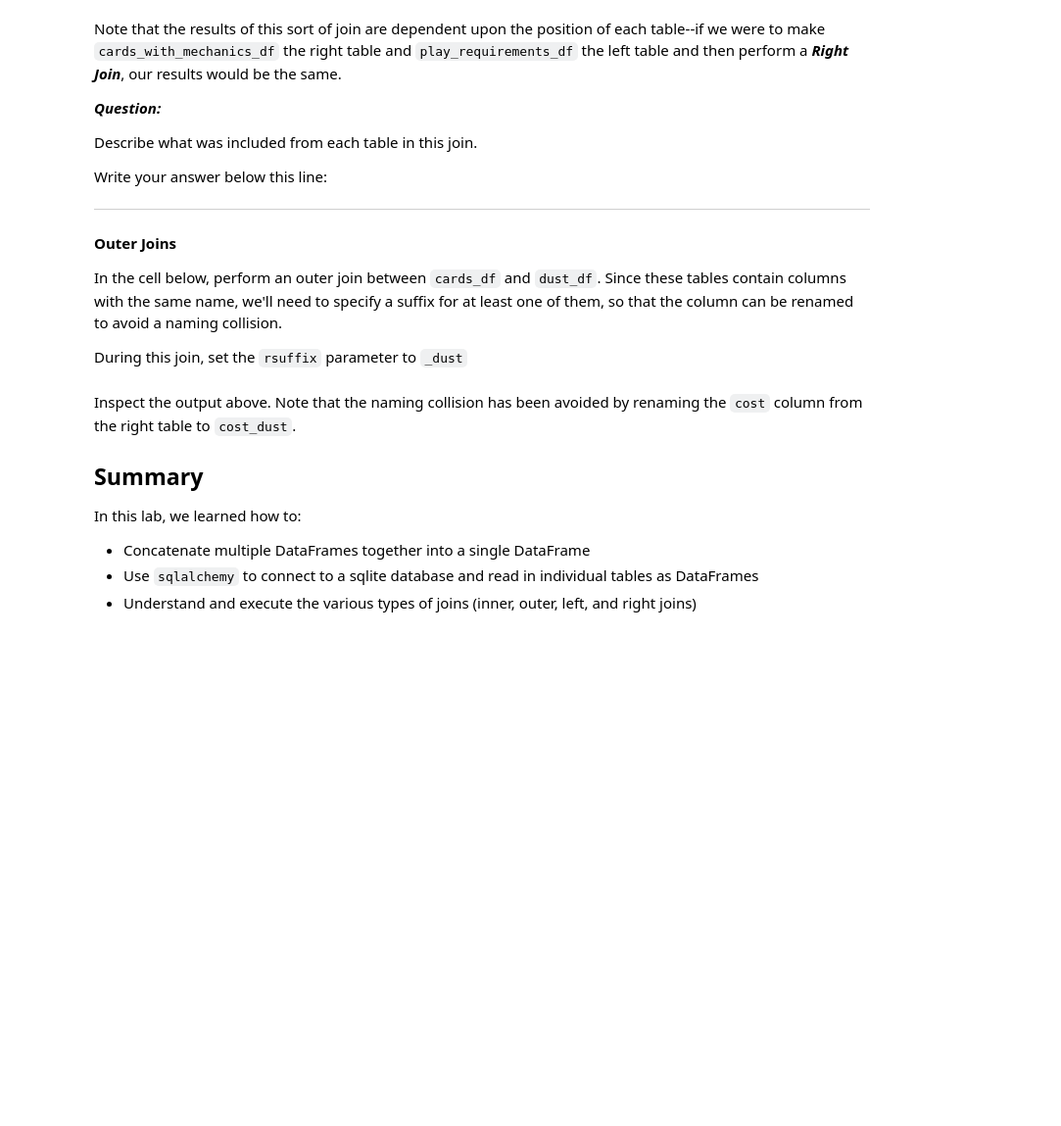
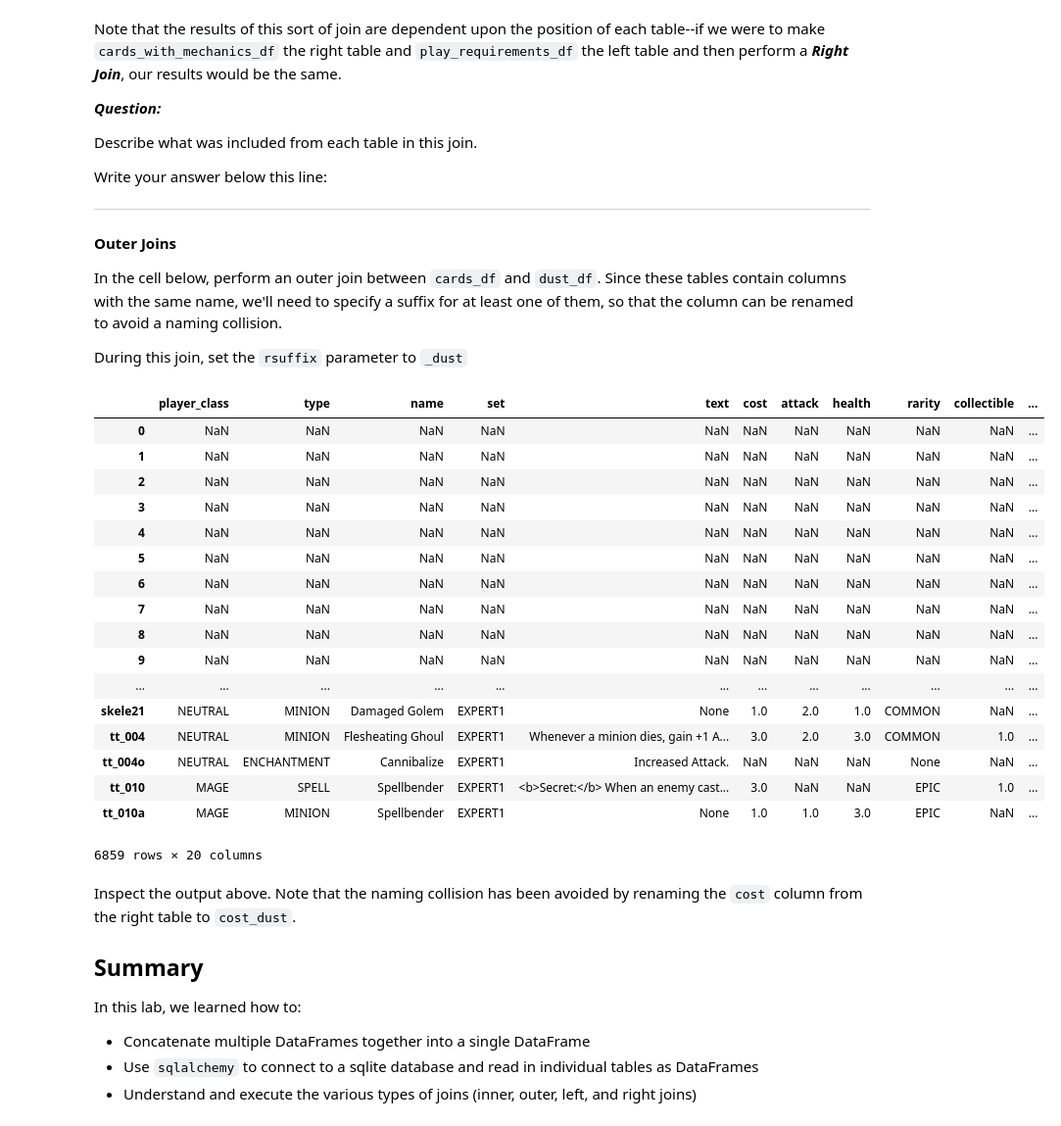
Before and after one commit to nikolholicka/curriculum, a Jupyter notebook: mod1/section04/dsc-0-04-09-combining-dataframes-lab-online-ds-pt-041519/index.ipynb, the cells around one changed output. Shown at 98% size. Saved outputs shown, nothing was run; the diff lists cells and outputs as text; code cells hidden in the pictures; blank space fills up the shorter version.

```diff
--- a/mod1/section04/dsc-0-04-09-combining-dataframes-lab-online-ds-pt-041519/index.ipynb
+++ b/mod1/section04/dsc-0-04-09-combining-dataframes-lab-online-ds-pt-041519/index.ipynb
@@ -280,3 +261,25 @@ outer_join_df
+# %%
+outer_join_df = cards_df.join(dust_df, rsuffix='_dust', how='outer')
+outer_join_df
+# %% [output]
+|  | player_class | type | name | set | text | cost | attack | health | rarity | collectible | ... |
+| 0 | NaN | NaN | NaN | NaN | NaN | NaN | NaN | NaN | NaN | NaN | ... |
+| 1 | NaN | NaN | NaN | NaN | NaN | NaN | NaN | NaN | NaN | NaN | ... |
+| 2 | NaN | NaN | NaN | NaN | NaN | NaN | NaN | NaN | NaN | NaN | ... |
+| 3 | NaN | NaN | NaN | NaN | NaN | NaN | NaN | NaN | NaN | NaN | ... |
+| 4 | NaN | NaN | NaN | NaN | NaN | NaN | NaN | NaN | NaN | NaN | ... |
+| 5 | NaN | NaN | NaN | NaN | NaN | NaN | NaN | NaN | NaN | NaN | ... |
+| 6 | NaN | NaN | NaN | NaN | NaN | NaN | NaN | NaN | NaN | NaN | ... |
+| 7 | NaN | NaN | NaN | NaN | NaN | NaN | NaN | NaN | NaN | NaN | ... |
+| 8 | NaN | NaN | NaN | NaN | NaN | NaN | NaN | NaN | NaN | NaN | ... |
+| 9 | NaN | NaN | NaN | NaN | NaN | NaN | NaN | NaN | NaN | NaN | ... |
+| ... | ... | ... | ... | ... | ... | ... | ... | ... | ... | ... | ... |
+| skele21 | NEUTRAL | MINION | Damaged Golem | EXPERT1 | None | 1.0 | 2.0 | 1.0 | COMMON | NaN | ... |
+| tt_004 | NEUTRAL | MINION | Flesheating Ghoul | EXPERT1 | Whenever a minion dies, gain +1 A... | 3.0 | 2.0 | 3.0 | COMMON | 1.0 | ... |
+| tt_004o | NEUTRAL | ENCHANTMENT | Cannibalize | EXPERT1 | Increased Attack. | NaN | NaN | NaN | None | NaN | ... |
+| tt_010 | MAGE | SPELL | Spellbender | EXPERT1 | <b>Secret:</b> When an enemy cast... | 3.0 | NaN | NaN | EPIC | 1.0 | ... |
+| tt_010a | MAGE | MINION | Spellbender | EXPERT1 | None | 1.0 | 1.0 | 3.0 | EPIC | NaN | ... |
+6859 rows × 20 columns
 # %% [markdown]
 Inspect the output above.  Note that the naming collision has been avoided by renaming the `cost` column from the right table to `cost_dust`.
 
```
Also changed, not shown: parts of 6 cells of this notebook.
